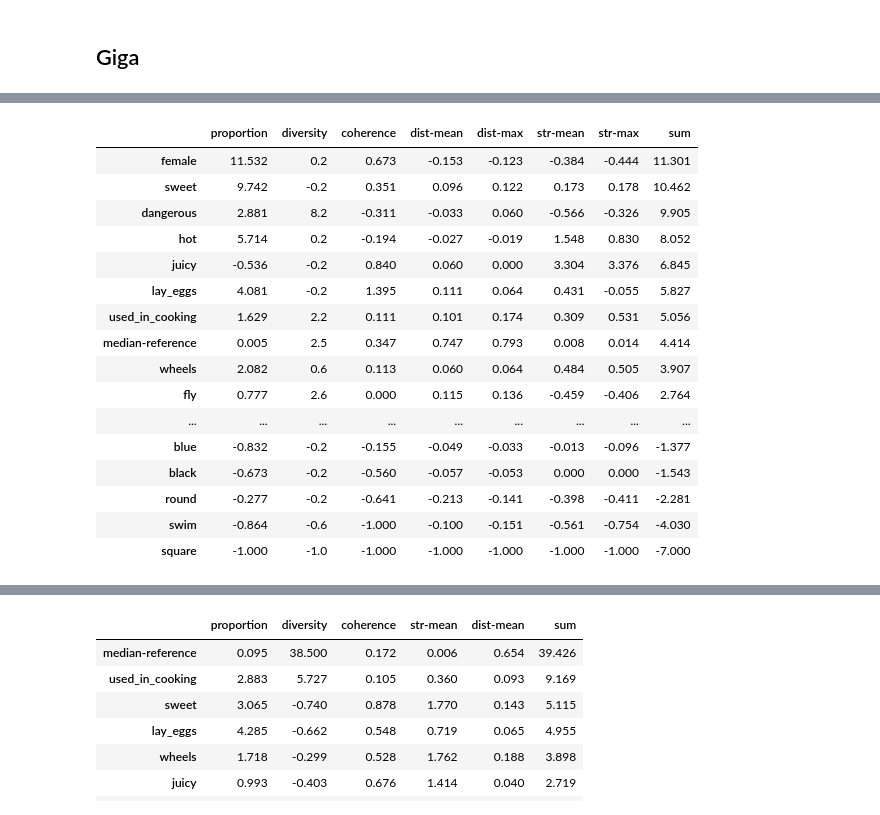
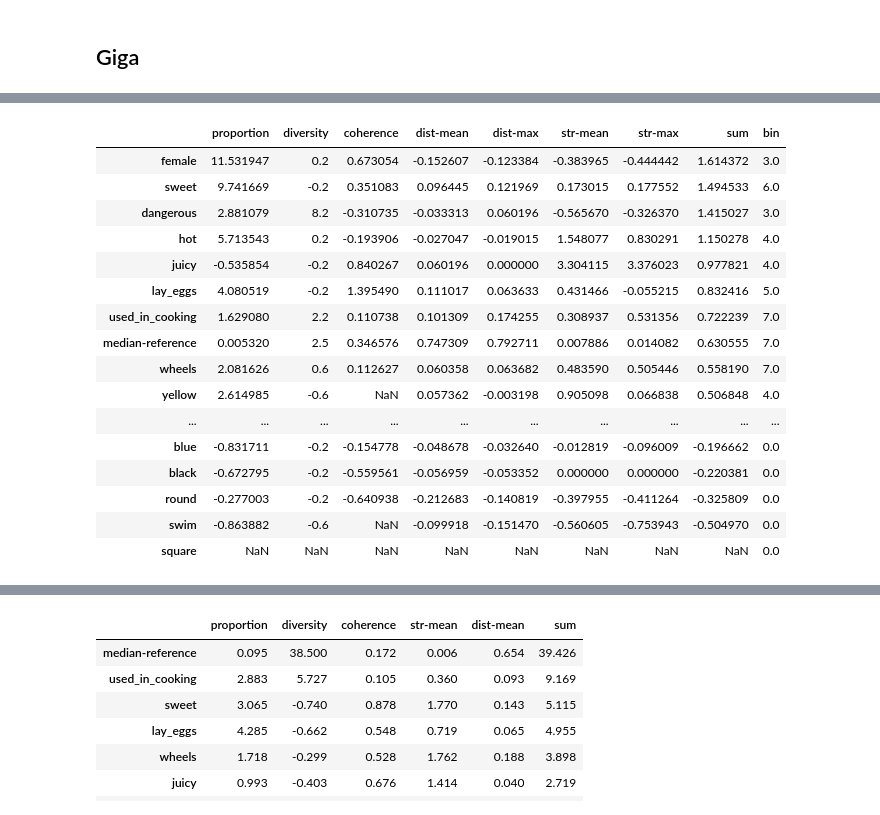
Before and after one commit to PiaSommerauer/corpus_diagnostics, a Jupyter notebook: scripts/Evidence_analysis.ipynb, the cells around one changed output, grey strips where cells are left out. Cells and saved outputs as stored; diff of their text form; code cells hidden in the pictures.

Commit message:
summed score analysis

```diff
--- a/scripts/Evidence_analysis.ipynb
+++ b/scripts/Evidence_analysis.ipynb
@@ -42,29 +84,33 @@ def get_overview(metrics, level, model_name, evidence_type):
 # %%
 metrics = ['proportion', 'diversity', 'coherence',
            'dist-mean', 'dist-max',
            'str-mean', 'str-max']
 level = 'properties'
 evidence_type = 'prop-specific'
 model_name = 'giga_full_updated'
 df = get_overview(metrics, level, model_name, evidence_type)
-df = utils.raw_to_distance(df, score_names = metrics, reference_name = 'median', percent = True)
-df['sum'] = df.sum(axis=1)
-df.sort_values('sum', ascending=False).round(3)
+df = utils.raw_to_distance(df, score_names = metrics, reference_name = 'median',
+                           score = 'dist-percent', sum_scores = ['sum', 'bin'])
+#df['sum'] = df.sum(axis=1)
+df = df.sort_values('sum', ascending=False)
+#print(df.round(2).fillna('-').to_latex())
+#df.round(2)
+df
 # %% [output]
-|  | proportion | diversity | coherence | dist-mean | dist-max | str-mean | str-max | sum |
-| female | 11.532 | 0.2 | 0.673 | -0.153 | -0.123 | -0.384 | -0.444 | 11.301 |
-| sweet | 9.742 | -0.2 | 0.351 | 0.096 | 0.122 | 0.173 | 0.178 | 10.462 |
-| dangerous | 2.881 | 8.2 | -0.311 | -0.033 | 0.060 | -0.566 | -0.326 | 9.905 |
-| hot | 5.714 | 0.2 | -0.194 | -0.027 | -0.019 | 1.548 | 0.830 | 8.052 |
-| juicy | -0.536 | -0.2 | 0.840 | 0.060 | 0.000 | 3.304 | 3.376 | 6.845 |
-| lay_eggs | 4.081 | -0.2 | 1.395 | 0.111 | 0.064 | 0.431 | -0.055 | 5.827 |
-| used_in_cooking | 1.629 | 2.2 | 0.111 | 0.101 | 0.174 | 0.309 | 0.531 | 5.056 |
-| median-reference | 0.005 | 2.5 | 0.347 | 0.747 | 0.793 | 0.008 | 0.014 | 4.414 |
-| wheels | 2.082 | 0.6 | 0.113 | 0.060 | 0.064 | 0.484 | 0.505 | 3.907 |
-| fly | 0.777 | 2.6 | 0.000 | 0.115 | 0.136 | -0.459 | -0.406 | 2.764 |
-| ... | ... | ... | ... | ... | ... | ... | ... | ... |
-| blue | -0.832 | -0.2 | -0.155 | -0.049 | -0.033 | -0.013 | -0.096 | -1.377 |
-| black | -0.673 | -0.2 | -0.560 | -0.057 | -0.053 | 0.000 | 0.000 | -1.543 |
-| round | -0.277 | -0.2 | -0.641 | -0.213 | -0.141 | -0.398 | -0.411 | -2.281 |
-| swim | -0.864 | -0.6 | -1.000 | -0.100 | -0.151 | -0.561 | -0.754 | -4.030 |
-| square | -1.000 | -1.0 | -1.000 | -1.000 | -1.000 | -1.000 | -1.000 | -7.000 |
+|  | proportion | diversity | coherence | dist-mean | dist-max | str-mean | str-max | sum | bin |
+| female | 11.531947 | 0.2 | 0.673054 | -0.152607 | -0.123384 | -0.383965 | -0.444442 | 1.614372 | 3.0 |
+| sweet | 9.741669 | -0.2 | 0.351083 | 0.096445 | 0.121969 | 0.173015 | 0.177552 | 1.494533 | 6.0 |
+| dangerous | 2.881079 | 8.2 | -0.310735 | -0.033313 | 0.060196 | -0.565670 | -0.326370 | 1.415027 | 3.0 |
+| hot | 5.713543 | 0.2 | -0.193906 | -0.027047 | -0.019015 | 1.548077 | 0.830291 | 1.150278 | 4.0 |
+| juicy | -0.535854 | -0.2 | 0.840267 | 0.060196 | 0.000000 | 3.304115 | 3.376023 | 0.977821 | 4.0 |
+| lay_eggs | 4.080519 | -0.2 | 1.395490 | 0.111017 | 0.063633 | 0.431466 | -0.055215 | 0.832416 | 5.0 |
+| used_in_cooking | 1.629080 | 2.2 | 0.110738 | 0.101309 | 0.174255 | 0.308937 | 0.531356 | 0.722239 | 7.0 |
+| median-reference | 0.005320 | 2.5 | 0.346576 | 0.747309 | 0.792711 | 0.007886 | 0.014082 | 0.630555 | 7.0 |
+| wheels | 2.081626 | 0.6 | 0.112627 | 0.060358 | 0.063682 | 0.483590 | 0.505446 | 0.558190 | 7.0 |
+| yellow | 2.614985 | -0.6 | NaN | 0.057362 | -0.003198 | 0.905098 | 0.066838 | 0.506848 | 4.0 |
+| ... | ... | ... | ... | ... | ... | ... | ... | ... | ... |
+| blue | -0.831711 | -0.2 | -0.154778 | -0.048678 | -0.032640 | -0.012819 | -0.096009 | -0.196662 | 0.0 |
+| black | -0.672795 | -0.2 | -0.559561 | -0.056959 | -0.053352 | 0.000000 | 0.000000 | -0.220381 | 0.0 |
+| round | -0.277003 | -0.2 | -0.640938 | -0.212683 | -0.140819 | -0.397955 | -0.411264 | -0.325809 | 0.0 |
+| swim | -0.863882 | -0.6 | NaN | -0.099918 | -0.151470 | -0.560605 | -0.753943 | -0.504970 | 0.0 |
+| square | NaN | NaN | NaN | NaN | NaN | NaN | NaN | NaN | 0.0 |
```
Also changed, not shown: parts of 10 cells of this notebook, 3 other files.
